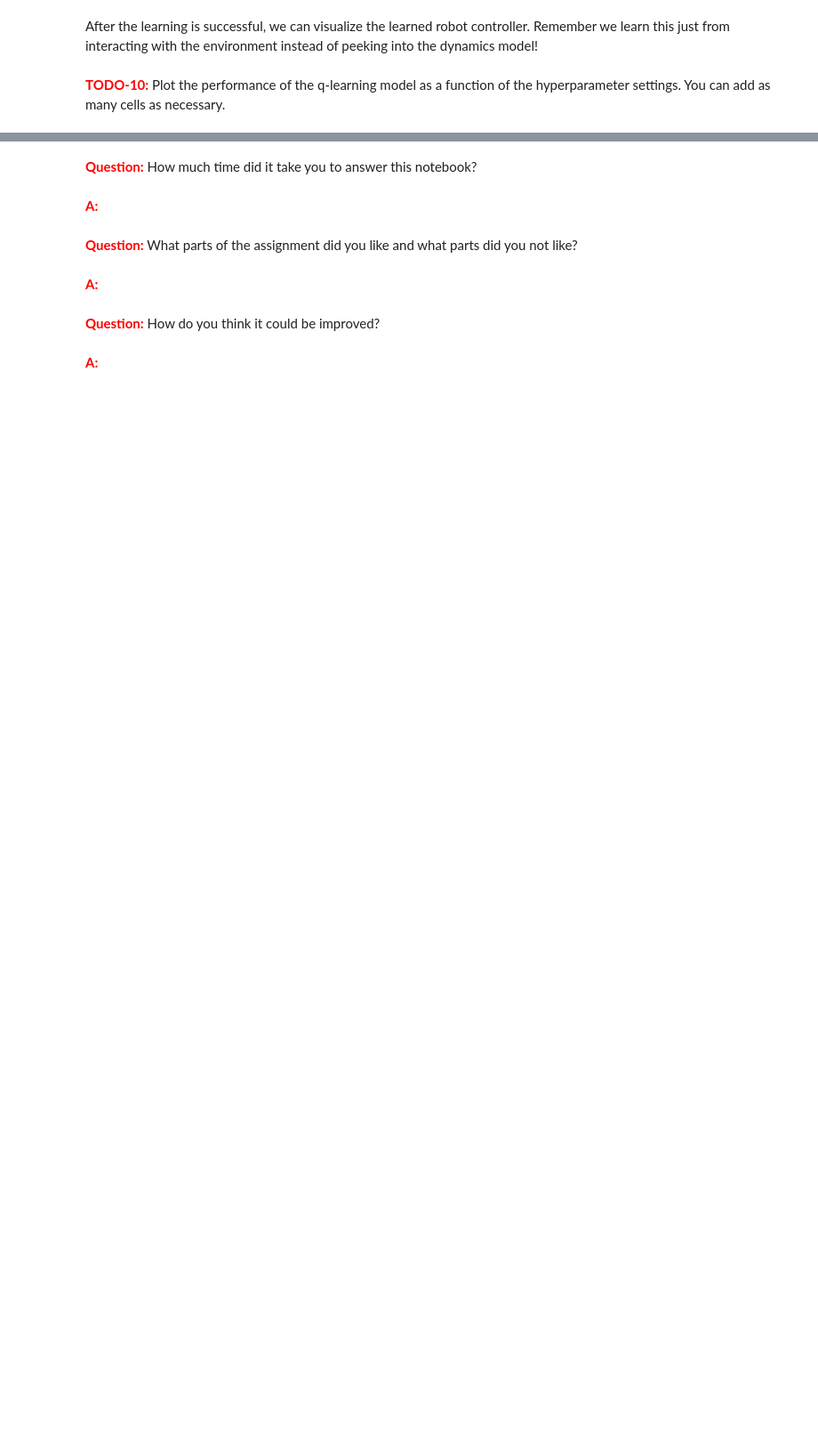
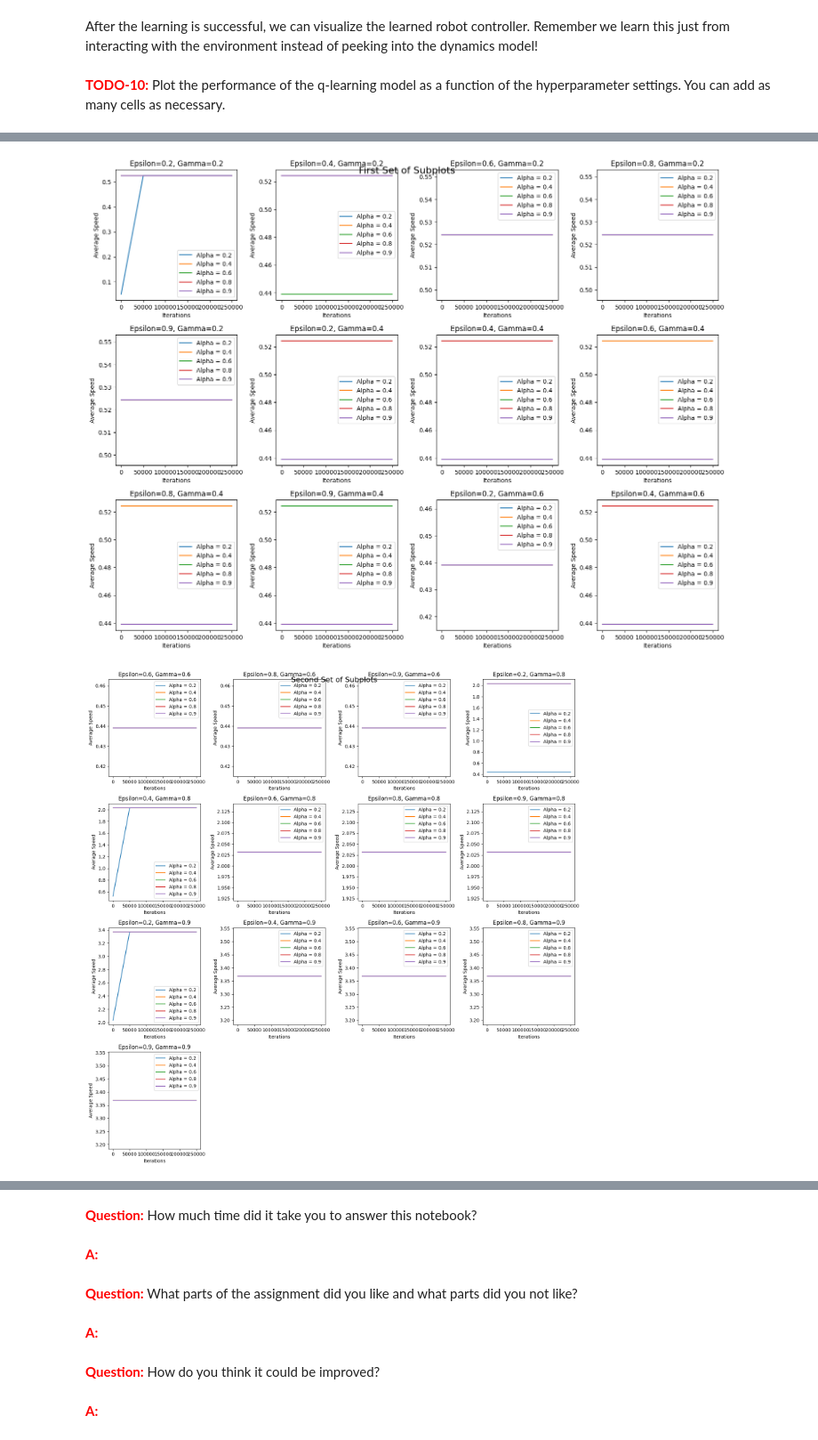
Before and after one commit to ningerdinger/KTAI2, a Jupyter notebook: 2.3 - Robotics.ipynb, the cells around one changed output, grey strips where cells are left out. Shown at 89% size. Cells and saved outputs as stored; diff of their text form; code cells hidden in the pictures; blank space fills up the shorter version.

```diff
--- a/2.3 - Robotics.ipynb
+++ b/2.3 - Robotics.ipynb
@@ -584,0 +690,62 @@ env.close_gui()
+# %%
+# Preprocessing: Extract unique combinations dynamically from the dataset
+fixed_combinations = []
+for entry in data:
+    combo = {"eps": entry["eps"], "gamma": entry["gamma"]}
+    if combo not in fixed_combinations:
+        fixed_combinations.append(combo)
+
+# Divide fixed_combinations into two separate sets
+half_point = len(fixed_combinations) // 2
+first_set = fixed_combinations[:half_point]
+second_set = fixed_combinations[half_point:]
+
+# Function to create a set of subplots
+def create_subplots(combination_set, title):
+    num_plots = len(combination_set)
+    fig, axes = plt.subplots(4, 4, figsize=(15, 15))  # Adjust grid size and figure size
+    axes = axes.flatten()  # Flatten the axes for easy iteration
+
+    for i, fixed in enumerate(combination_set):
+        eps_fixed = fixed["eps"]
+        gamma_fixed = fixed["gamma"]
+
+        # Filter data for current fixed epsilon and gamma
+        filtered_data = [entry for entry in data if entry['eps'] == eps_fixed and entry['gamma'] == gamma_fixed]
+
+        # Group by alpha
+        alpha_groups = {}
+        for entry in filtered_data:
+            alpha = entry['alpha']
+            if alpha not in alpha_groups:
+                alpha_groups[alpha] = {'iterations': [], 'speeds': []}
+            alpha_groups[alpha]['iterations'].append(entry['iteration'])
+            alpha_groups[alpha]['speeds'].append(entry['speed'])
+
+        # Plot for current fixed combination
+        ax = axes[i]
+        for alpha, results in alpha_groups.items():
+            ax.plot(results['iterations'], results['speeds'], label=f"Alpha = {alpha}")
+
+        ax.set_title(f"Epsilon={eps_fixed}, Gamma={gamma_fixed}")
+        ax.set_xlabel("Iterations")
+        ax.set_ylabel("Average Speed")
+        ax.legend()
+
+    # Remove unused axes
+    for ax in axes[num_plots:]:
+        ax.remove()
+
+    # Adjust layout
+    plt.tight_layout()
+    fig.suptitle(title, fontsize=16)
+    plt.show()
+
+# Create the first set of subplots
+create_subplots(first_set, "First Set of Subplots")
+
+# Create the second set of subplots
+create_subplots(second_set, "Second Set of Subplots")
+# %% [output]
+[figure, added]
+[figure, added]
```
Also changed, not shown: parts of 16 cells of this notebook, 1 other file.
